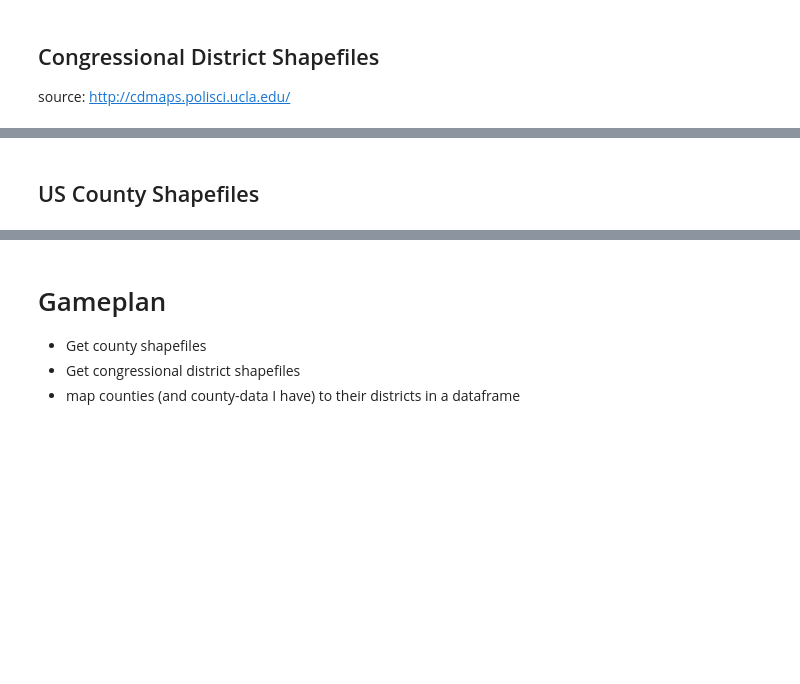
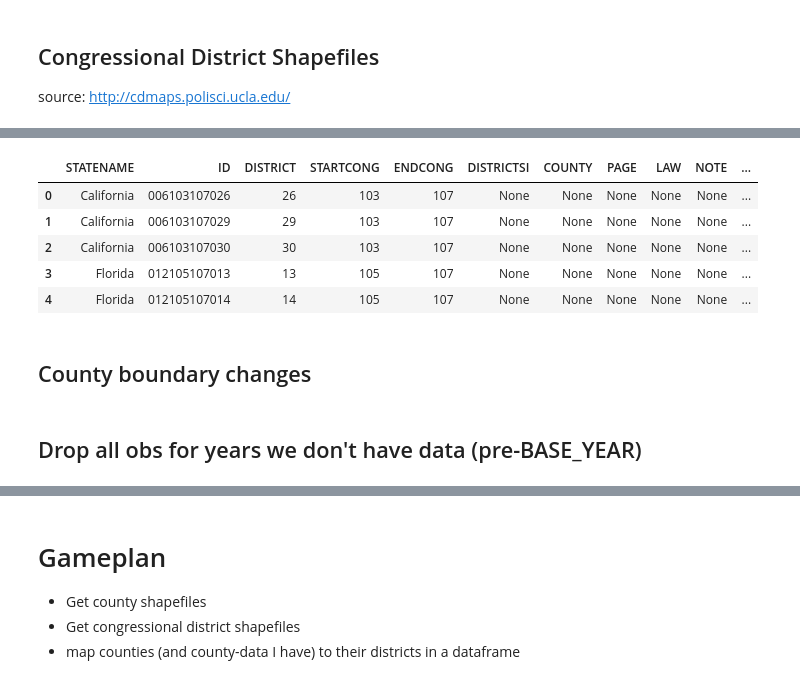
Before and after one commit to m-gaster/Droughts-and-US-Voting, a Jupyter notebook: Impact of Drought on US Voting.ipynb, the cells around one changed output, grey strips where cells are left out. Saved outputs shown, nothing was run; the diff lists cells and outputs as text; code cells hidden in the pictures; blank space fills up the shorter version.

```diff
--- a/Impact of Drought on US Voting.ipynb
+++ b/Impact of Drought on US Voting.ipynb
@@ -419,2 +335,22 @@ ERROR: Command errored out with exit status 1: python setup.py egg_info Check th
+# %%
+congress_2015_2017 = gpd.read_file(r"C:\Users\mikha\OneDrive\Desktop\Dropbox\MIKHAEL NEW\mikhael school\Grad School\Master's\Term 2 Classes\544\Replication\My Addition\Congressional District Shapefiles\114th - J 2015 - J 2017\districtShapes\districts114.shp")
+congress_2013_2014 = gpd.read_file(r"C:\Users\mikha\OneDrive\Desktop\Dropbox\MIKHAEL NEW\mikhael school\Grad School\Master's\Term 2 Classes\544\Replication\My Addition\Congressional District Shapefiles\113th - J 2013 to D 2014\districtShapes\districts113.shp")
+congress_2011_2013 = gpd.read_file(r"C:\Users\mikha\OneDrive\Desktop\Dropbox\MIKHAEL NEW\mikhael school\Grad School\Master's\Term 2 Classes\544\Replication\My Addition\Congressional District Shapefiles\112th - J 2011 - J 2013\districtShapes\districts112.shp")
+congress_2009_2010 = gpd.read_file(r"C:\Users\mikha\OneDrive\Desktop\Dropbox\MIKHAEL NEW\mikhael school\Grad School\Master's\Term 2 Classes\544\Replication\My Addition\Congressional District Shapefiles\111th - J 2009 - D 2010\districtShapes\districts111.shp")
+congress_2007_2009 = gpd.read_file(r"C:\Users\mikha\OneDrive\Desktop\Dropbox\MIKHAEL NEW\mikhael school\Grad School\Master's\Term 2 Classes\544\Replication\My Addition\Congressional District Shapefiles\110th - J 2007 - J 2009\districtShapes\districts110.shp")
+congress_2005_2006 = gpd.read_file(r"C:\Users\mikha\OneDrive\Desktop\Dropbox\MIKHAEL NEW\mikhael school\Grad School\Master's\Term 2 Classes\544\Replication\My Addition\Congressional District Shapefiles\109th - J 2005 - D 2006\districtShapes\districts109.shp")
+congress_2003_2005 = gpd.read_file(r"C:\Users\mikha\OneDrive\Desktop\Dropbox\MIKHAEL NEW\mikhael school\Grad School\Master's\Term 2 Classes\544\Replication\My Addition\Congressional District Shapefiles\108th -\districts108.shp")
+congress_2001_2002 = gpd.read_file(r"C:\Users\mikha\OneDrive\Desktop\Dropbox\MIKHAEL NEW\mikhael school\Grad School\Master's\Term 2 Classes\544\Replication\My Addition\Congressional District Shapefiles\107th - J 2001 - N 2002\districtShapes\districts107.shp")
+congress_1999_2000 = gpd.read_file(r"C:\Users\mikha\OneDrive\Desktop\Dropbox\MIKHAEL NEW\mikhael school\Grad School\Master's\Term 2 Classes\544\Replication\My Addition\Congressional District Shapefiles\106th - J 1999 - D 2000\districtShapes\districts106.shp")
+congress_1997_1998 = gpd.read_file(r"C:\Users\mikha\OneDrive\Desktop\Dropbox\MIKHAEL NEW\mikhael school\Grad School\Master's\Term 2 Classes\544\Replication\My Addition\Congressional District Shapefiles\105th - J 1997 - D 1998\districtShapes\districts105.shp")
+# %%
+congress_2001_2002.head()
+# %% [output]
+|  | STATENAME | ID | DISTRICT | STARTCONG | ENDCONG | DISTRICTSI | COUNTY | PAGE | LAW | NOTE | ... |
+| 0 | California | 006103107026 | 26 | 103 | 107 | None | None | None | None | None | ... |
+| 1 | California | 006103107029 | 29 | 103 | 107 | None | None | None | None | None | ... |
+| 2 | California | 006103107030 | 30 | 103 | 107 | None | None | None | None | None | ... |
+| 3 | Florida | 012105107013 | 13 | 105 | 107 | None | None | None | None | None | ... |
+| 4 | Florida | 012105107014 | 14 | 105 | 107 | None | None | None | None | None | ... |
 # %% [markdown]
-## US County Shapefiles
+## County boundary changes
@@ -420,0 +361,2 @@ ERROR: Command errored out with exit status 1: python setup.py egg_info Check th
+# %% [markdown]
+## Drop all obs for years we don't have data (pre-BASE_YEAR)
```
Also changed, not shown: parts of 25 cells of this notebook.
